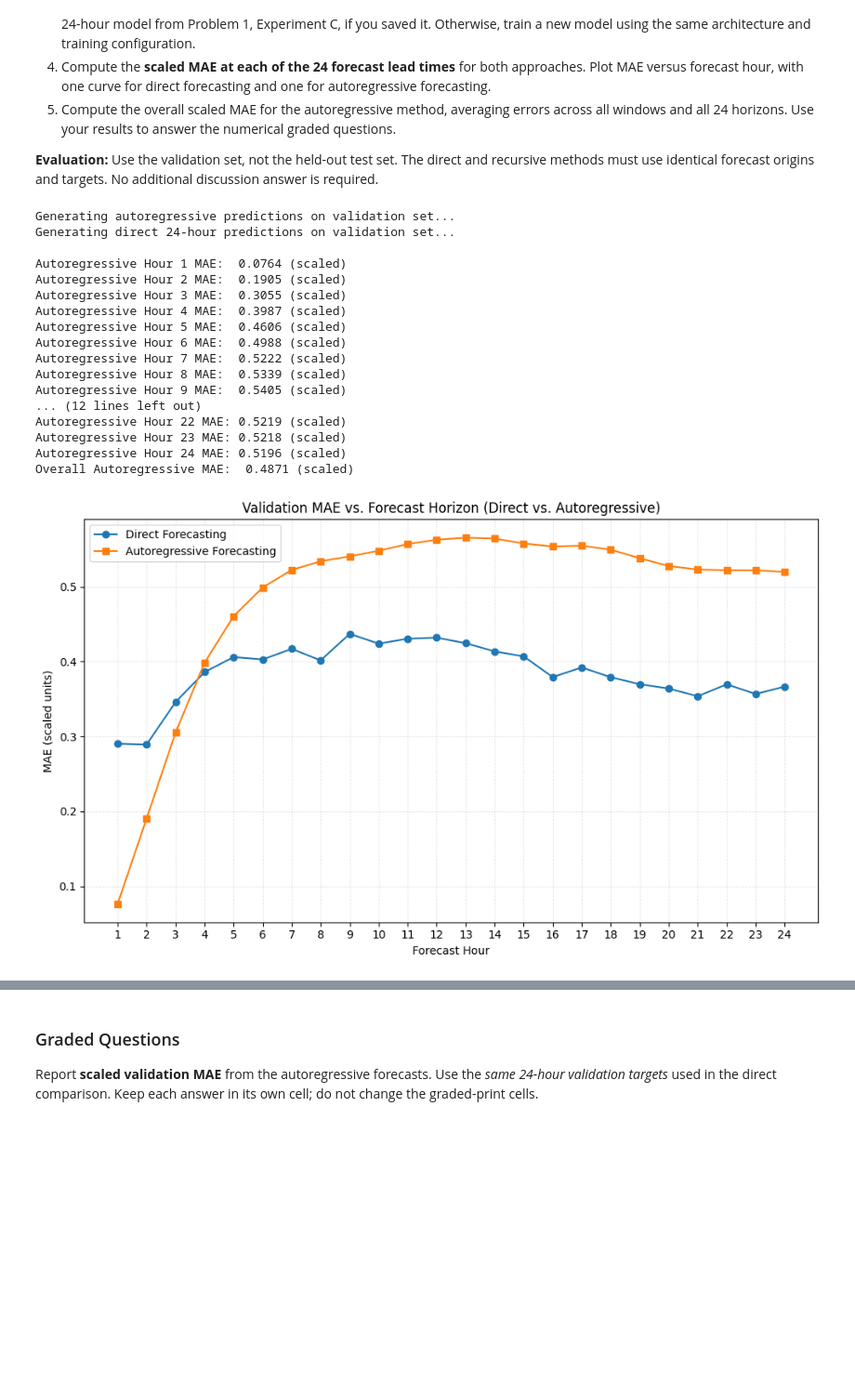
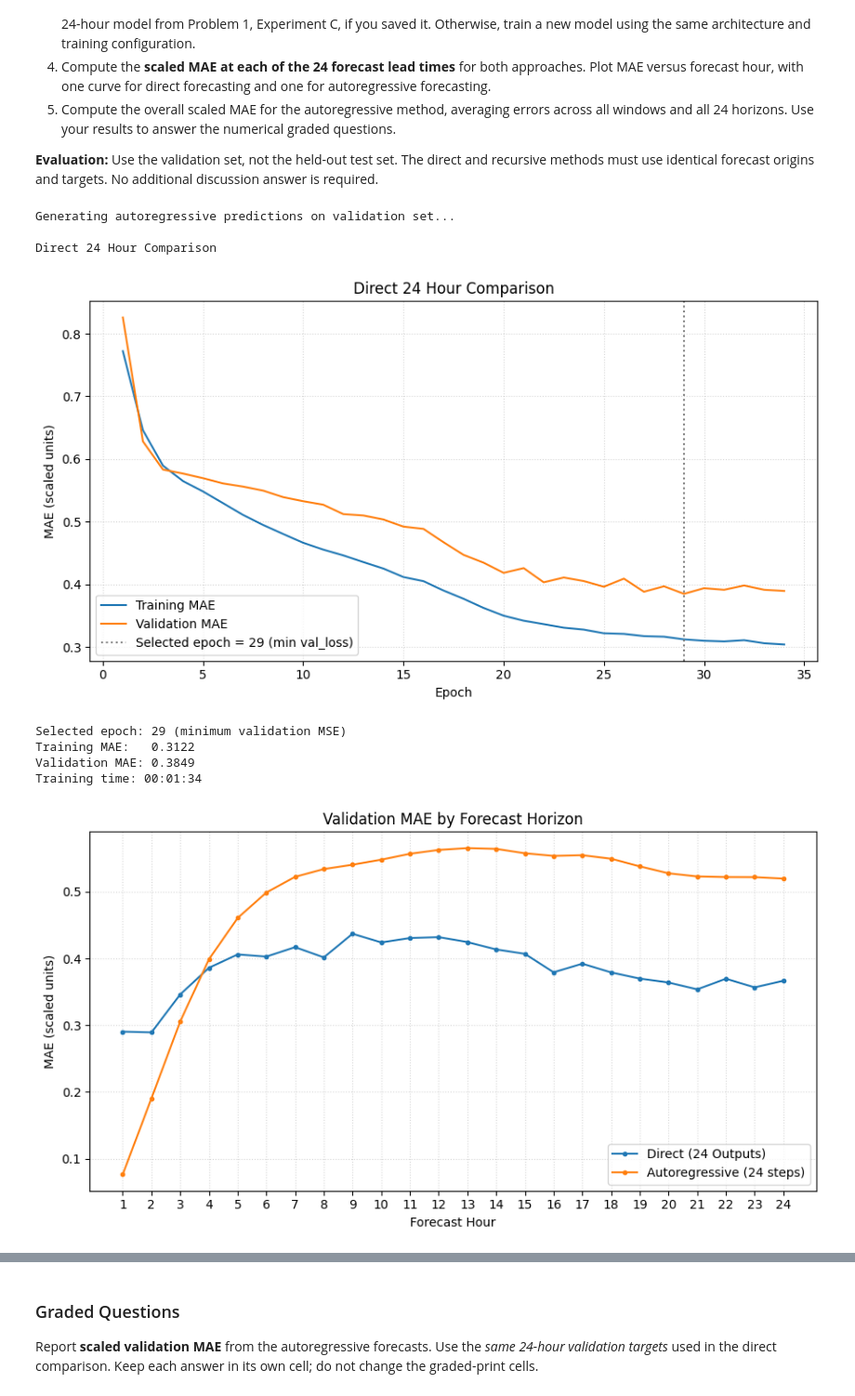
Before and after one commit to veniola/DX703-Assignments, a Jupyter notebook: Homework_08.ipynb, the cells around one changed output, grey strips where cells are left out. Shown at 93% size. Cells and saved outputs as stored; diff of their text form; code cells hidden in the pictures; blank space fills up the shorter version.

```diff
--- a/Homework_08.ipynb
+++ b/Homework_08.ipynb
@@ -1223,83 +1223,74 @@ horizon = 24
 X_train_24, y_train_24, X_val_24, y_val_24, _, _ = build_datasets(lookback, horizon)
 
 def autoregressive_predict(model, X, rollout_steps=24):
-  window = np.asarray(X, dtype=np.float32).copy()
-  if window.ndim != 3 or window.shape[2] != 1:
-    rasie ValueError("Input window must have shape (samples, lookback, 1)")
+    window = np.asarray(X, dtype=np.float32).copy()
+    if window.ndim != 3 or window.shape[2] != 1:
+        raise ValueError("Input window must have shape (samples, lookback, 1).")
 
-  predictions = []
+    predictions = []
 
-  for _ in range(rollout_steps):
-    next_hour = model.predict(window, verbose=0)
-    if next_hour.shape != (len(window), 1)
-      raise ValueError("Must predict exactly 11 hour")
-    predictions.append(next_hour[:,0])
-    window = np.concatenate([window[:, 1:, :], next_hour[:, None, :]], axis=1)
-  return np.stack(predictions, axis=1)
+    for _ in range(rollout_steps):
+        next_hour = model.predict(window, verbose=0)
+        if next_hour.shape != (len(window), 1):
+            raise ValueError("Must predict exactly 1 hour")
+        predictions.append(next_hour[:, 0])
+        window = np.concatenate([window[:, 1:, :], next_hour[:, None, :]], axis=1)
+    return np.stack(predictions, axis=1)
 
-# Use existing baseline_model (lookback=168, horizon=1)
+# Use existing baseline_model (lookback=168, horizon=1) to generate recursive forecasts
 print("Generating autoregressive predictions on validation set...")
-y_recursive = evaluate_forecast(baseline_model, X_val_24, rollout_steps=24)
+y_recursive = autoregressive_predict(baseline_model, X_val_24, rollout_steps=24)
 
-# Build and train
+# Build and train direct 24-hour model
 tf.keras.utils.set_random_seed(random_seed)
 
 direct24_model = make_baseline_model(lookback, horizon)
 
-diret24_summary = train_and_validate(
+direct24_summary = train_and_validate(
     direct24_model,
     X_train=X_train_24, y_train=y_train_24,
     X_val=X_val_24, y_val=y_val_24,
     title="Direct 24 Hour Comparison",
     verbose=0,
     return_history=False
 )
 
 y_direct = direct24_model.predict(X_val_24, verbose=0)
 
 assert y_recursive.shape == y_direct.shape == y_val_24.shape
 
 # Compute errors using exactly same targets at same forecast origins
 recursive_mae_by_hour = np.mean(np.abs(y_recursive - y_val_24), axis=0)
 direct_mae_by_hour = np.mean(np.abs(y_direct - y_val_24), axis=0)
-recursive_mae_overall = float(np.mean(np.abs(y_recursive - y_val_24))0
+recursive_mae_overall = float(np.mean(np.abs(y_recursive - y_val_24)))
 direct_mae_overall = float(np.mean(np.abs(y_direct - y_val_24)))
 
 # Plot MAE comparison step-by-step
 hours = np.arange(1, 25)
-fig, ax = plt.subplots(figsize=9, 5))
-ax.plot(hours, direct_mae_by_hour, markers='o', markersize=3, label='Direct (24 Outputs)')
-ax.plot(hours, recursive_mae_by_hour, markers='o', markersize=3, label= 'Autoregressive (24 steps)' )
-ax.title('Validation MAE by Forecast Horizon')
-ax.xlabel('Forecast Hour')
-ax.ylabel('MAE (scaled units)')
+fig, ax = plt.subplots(figsize=(9, 5))
+ax.plot(hours, direct_mae_by_hour, marker='o', markersize=3, label='Direct (24 Outputs)')
+ax.plot(hours, recursive_mae_by_hour, marker='o', markersize=3, label='Autoregressive (24 steps)')
+ax.set_title('Validation MAE by Forecast Horizon')
+ax.set_xlabel('Forecast Hour')
+ax.set_ylabel('MAE (scaled units)')
 ax.grid(True, linestyle=':', alpha=0.5)
-ax.xticks(hours)
+ax.set_xticks(hours)
 ax.legend()
 plt.tight_layout()
 plt.show()
 
 # Print
-print(f"\nRecursive Hour 1 MAE:  {mae_ar_by_step[0]:.4f} (scaled)")
-print(f"nRecursive Hour 24 MAE: {mae_ar_by_step[23]:.4f} (scaled)")
-print(f"Overall Recursive MAE:  {overall_mae_ar:.4f} (scaled)")
-print(f"Direct 24-hour MAE:     {np.mean(np.abs(y_pred_dir - y_val_24)):.4f} (scaled)")
+print(f"\nRecursive Hour 1 MAE:  {recursive_mae_by_hour[0]:.4f} (scaled)")
+print(f"Recursive Hour 24 MAE: {recursive_mae_by_hour[23]:.4f} (scaled)")
+print(f"Overall Recursive MAE:  {recursive_mae_overall:.4f} (scaled)")
+print(f"Direct 24-hour MAE:     {direct_mae_overall:.4f} (scaled)")
 # %% [output]
 Generating autoregressive predictions on validation set...
-Generating direct 24-hour predictions on validation set...
 
-Autoregressive Hour 1 MAE:  0.0764 (scaled)
-Autoregressive Hour 2 MAE:  0.1905 (scaled)
-Autoregressive Hour 3 MAE:  0.3055 (scaled)
-Autoregressive Hour 4 MAE:  0.3987 (scaled)
-Autoregressive Hour 5 MAE:  0.4606 (scaled)
-Autoregressive Hour 6 MAE:  0.4988 (scaled)
-Autoregressive Hour 7 MAE:  0.5222 (scaled)
-Autoregressive Hour 8 MAE:  0.5339 (scaled)
-Autoregressive Hour 9 MAE:  0.5405 (scaled)
-... (12 lines left out)
-Autoregressive Hour 22 MAE: 0.5219 (scaled)
-Autoregressive Hour 23 MAE: 0.5218 (scaled)
-Autoregressive Hour 24 MAE: 0.5196 (scaled)
-Overall Autoregressive MAE:  0.4871 (scaled)
+Direct 24 Hour Comparison
-[figure, old version]
+[figure, new version]
+Selected epoch: 29 (minimum validation MSE)
+Training MAE:   0.3122
+Validation MAE: 0.3849
+Training time: 00:01:34
+[figure, added]
```
Also changed, not shown: parts of 22 cells of this notebook.
